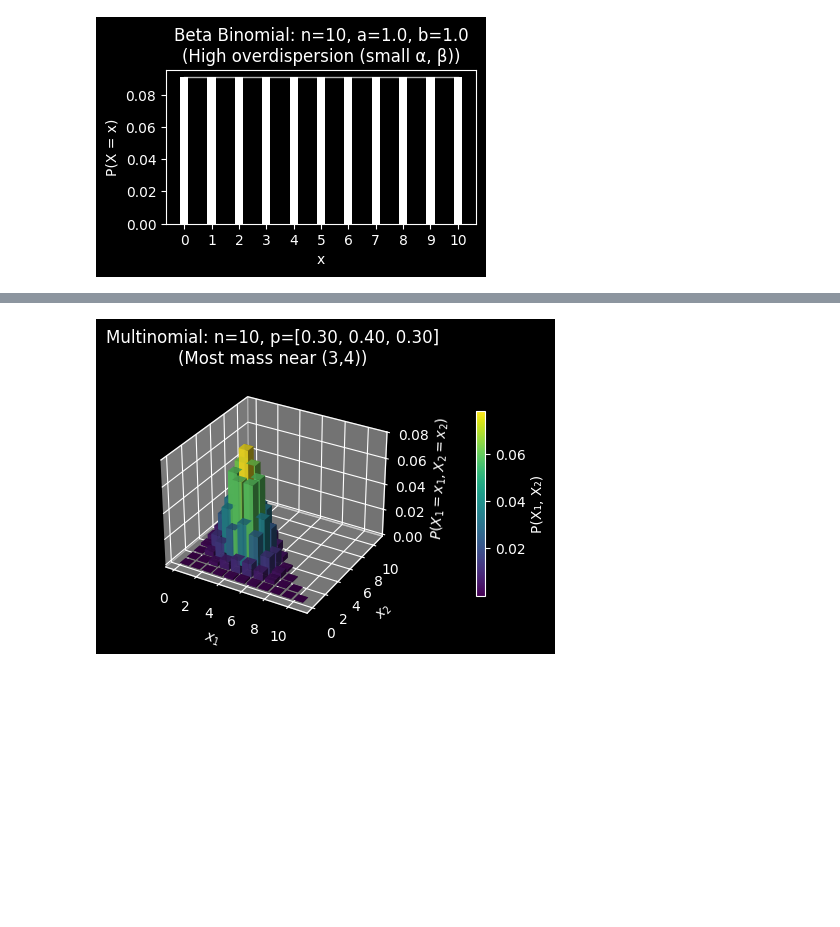
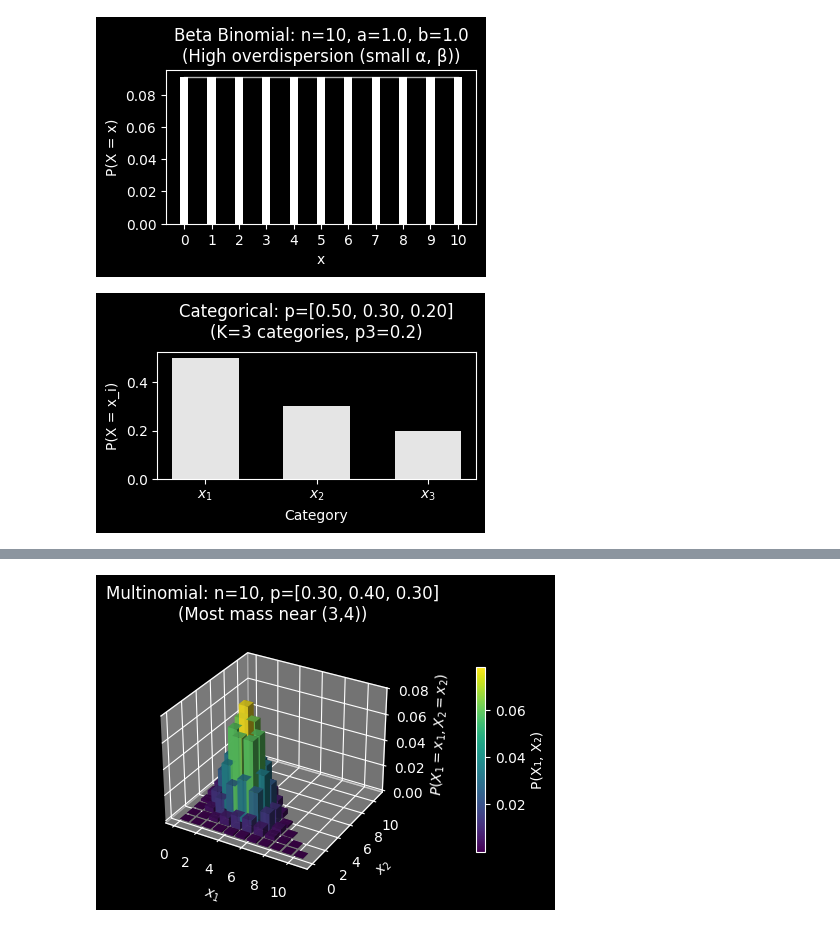
Before and after one commit to josephrich98/probability_distributions, a Jupyter notebook: plot_probability_distributions.ipynb, the cells around one changed output, grey strips where cells are left out. Cells and saved outputs as stored; diff of their text form; code cells hidden in the pictures; blank space fills up the shorter version.

Commit message:
added categorical

```diff
--- a/plot_probability_distributions.ipynb
+++ b/plot_probability_distributions.ipynb
@@ -490,3 +486,73 @@ plot_betabinomial_pmf(n=10, a=1.0, b=1.0, note="High overdispersion (small α,
 [figure]
 [figure]
 [figure]
+# %%
+from typing import Annotated
+from pydantic import validate_call, Field
+import numpy as np
+import matplotlib.pyplot as plt
+import matplotlib.cm as cm
+import matplotlib.colors as mcolors
+import os
+
+OUT_DIR = "/Users/joeyrich/Desktop/fun_code/pmfs_and_pdfs"
+
+@validate_call
+def plot_categorical_pmf(
+    p1: Annotated[float, Field(gt=0, lt=1)],
+    p2: Annotated[float, Field(gt=0, lt=1)],
+    note: str | None = None,
+    dark: bool = True,
+    out: bool | str = True,
+    show: bool = True
+):
+    # --- Check and compute third category ---
+    if p1 + p2 >= 1:
+        raise ValueError("p1 + p2 must be < 1 (since p3 = 1 - p1 - p2).")
+
+    p3 = 1 - p1 - p2
+    p = np.array([p1, p2, p3])
+    categories = np.arange(1, 4)
+
+    # --- Title ---
+    title = f"Categorical: p=[{p1:.2f}, {p2:.2f}, {p3:.2f}]"
+    if note:
+        title += f"\n({note})"
+
+    # --- Dark mode ---
+    if dark:
+        plt.style.use("dark_background")
+        color = "white"
+    else:
+        color = "black"
+
+    # --- Plot ---
+    fig, ax = plt.subplots(figsize=(4, 2.5))
+    ax.bar(categories, p, width=0.6, color=color, alpha=0.9)
+    ax.set_xticks(categories)
+    ax.set_xticklabels([f"$x_{i}$" for i in categories])
+    ax.set_xlabel("Category")
+    ax.set_ylabel("P(X = x_i)")
+    ax.set_title(title, pad=10)
+
+    plt.tight_layout()
+
+    if dark:
+        plt.style.use("default")
+
+    # --- Save ---
+    if out is True:
+        out = f"{OUT_DIR}/categorical_pmf_p{p1:.2f}_{p2:.2f}".replace(".", "") + ".pdf"
+    if out:
+        if os.path.dirname(out):
+            os.makedirs(os.path.dirname(out), exist_ok=True)
+        plt.savefig(out, bbox_inches="tight")
+
+    if show:
+        plt.show()
+    else:
+        plt.close()
+
+plot_categorical_pmf(0.5, 0.3, note="K=3 categories, p3=0.2")
+# %% [output]
+[figure, added]
```
Also changed, not shown: parts of 2 cells of this notebook.
